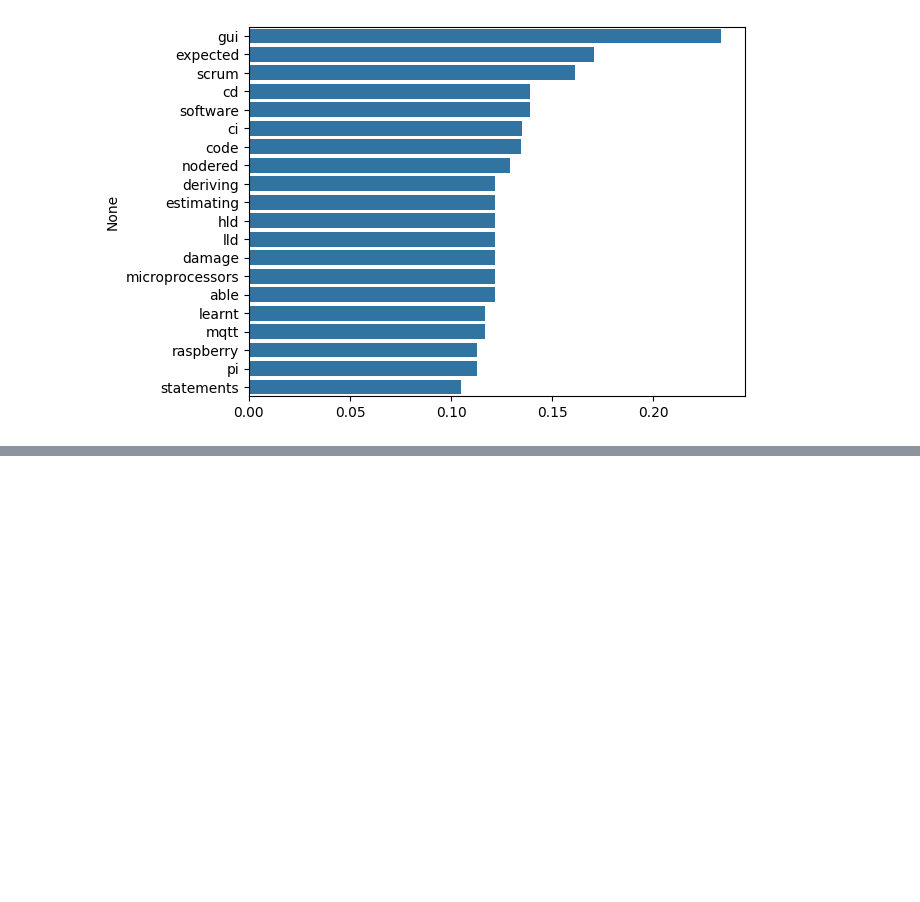
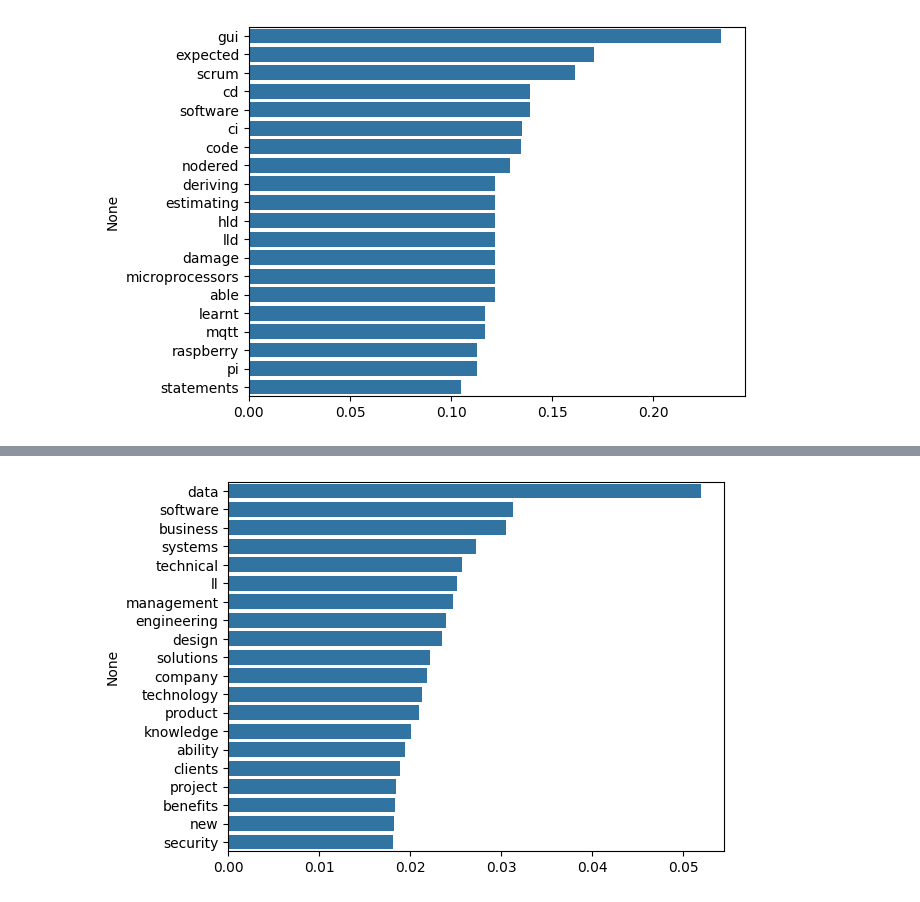
Before and after one commit to J1Walters/msc-project, a Jupyter notebook: notebooks/prototyping.ipynb, the cells around one changed output, grey strips where cells are left out. Saved outputs shown, nothing was run; the diff lists cells and outputs as text; code cells hidden in the pictures; blank space fills up the shorter version.

Commit message:
more plots

```diff
--- a/notebooks/prototyping.ipynb
+++ b/notebooks/prototyping.ipynb
@@ -111,3 +111,5 @@ fig, ax = plt.subplots()
 ax = sns.barplot(x=listing1.sort_values(ascending=False).head(20).values, y=listing1.sort_values(ascending=False).head(20).index)
 # %% [output]
 [figure]
+# %%
+corpus = df.agg('mean').sort_values(ascending=False)
@@ -113,0 +130,5 @@ ax = sns.barplot(x=listing1.sort_values(ascending=False).head(20).values, y=list
+# %%
+fig, ax = plt.subplots()
+ax = sns.barplot(x=corpus.head(20).values, y=corpus.head(20).index)
+# %% [output]
+[figure, added]
```
Also changed, not shown: parts of 3 cells of this notebook.
